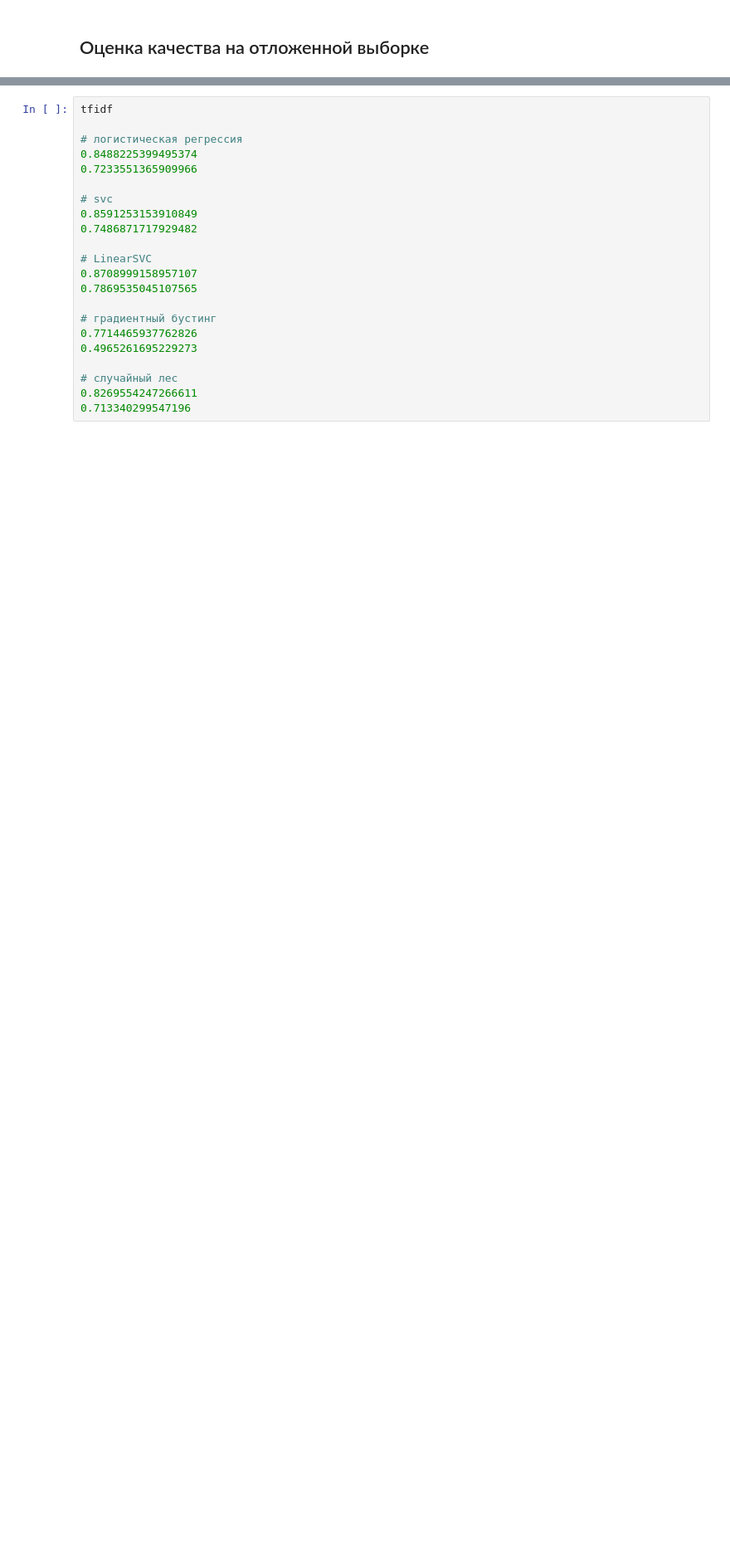
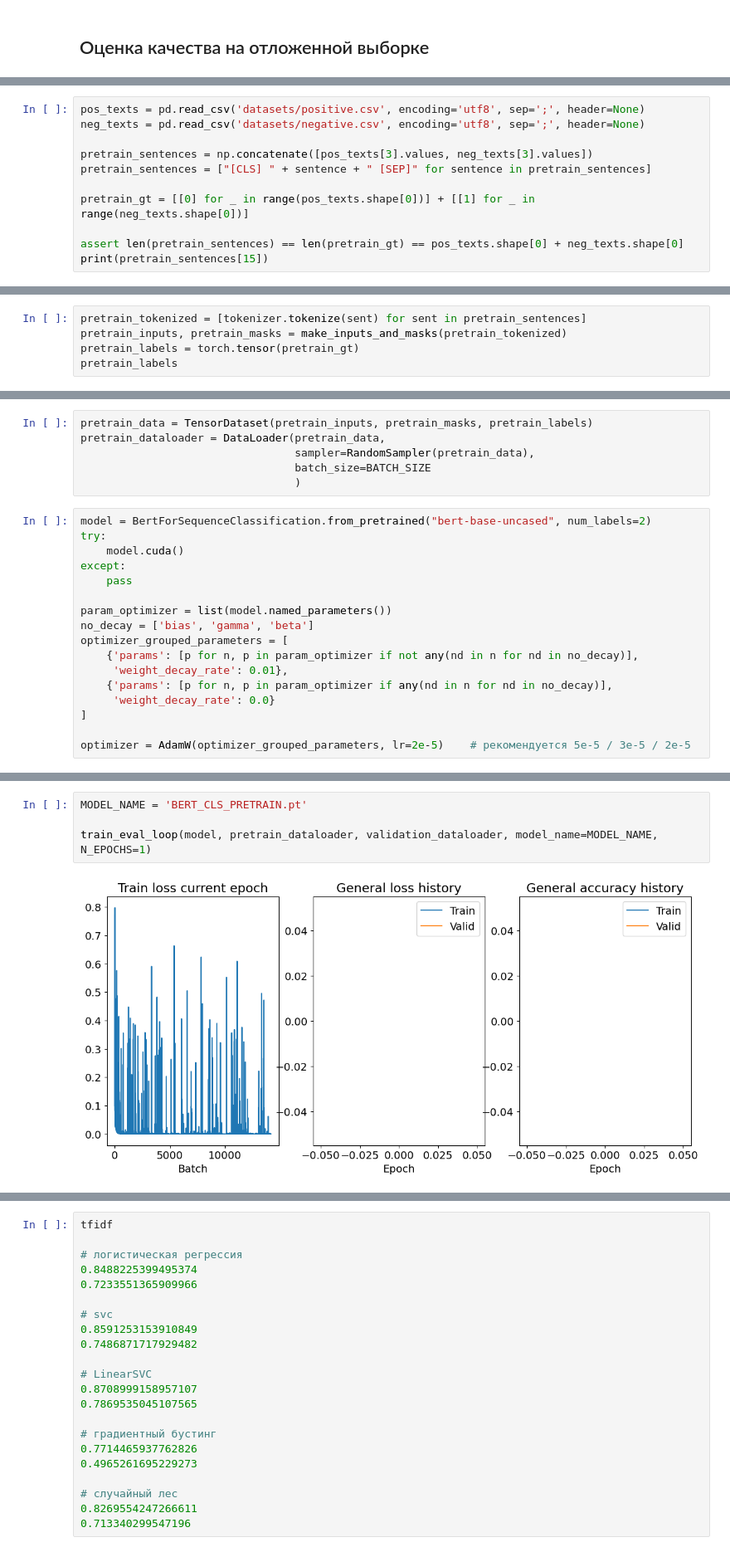
Before and after one commit to Denis-R-V/Toxic_comments, a Jupyter notebook: toxic_comments.ipynb, the cells around one changed output, grey strips where cells are left out. Shown: that part at 83% size. Drawn from its saved outputs; the diff is of its cells as text; blank space fills up the shorter version.

Commit message:
Update pretrain

```diff
--- a/toxic_comments.ipynb
+++ b/toxic_comments.ipynb
@@ -518,0 +418,11 @@ print('Процент правильных предсказаний на отл
+# %%
+pos_texts = pd.read_csv('datasets/positive.csv', encoding='utf8', sep=';', header=None)
+neg_texts = pd.read_csv('datasets/negative.csv', encoding='utf8', sep=';', header=None)
+
+pretrain_sentences = np.concatenate([pos_texts[3].values, neg_texts[3].values])
+pretrain_sentences = ["[CLS] " + sentence + " [SEP]" for sentence in pretrain_sentences]
+
+pretrain_gt = [[0] for _ in range(pos_texts.shape[0])] + [[1] for _ in range(neg_texts.shape[0])]
+
+assert len(pretrain_sentences) == len(pretrain_gt) == pos_texts.shape[0] + neg_texts.shape[0]
+print(pretrain_sentences[15])
@@ -518,0 +431,5 @@ print('Процент правильных предсказаний на отл
+# %%
+pretrain_tokenized = [tokenizer.tokenize(sent) for sent in pretrain_sentences]
+pretrain_inputs, pretrain_masks = make_inputs_and_masks(pretrain_tokenized)
+pretrain_labels = torch.tensor(pretrain_gt)
+pretrain_labels
@@ -518,0 +444,23 @@ print('Процент правильных предсказаний на отл
+# %%
+pretrain_data = TensorDataset(pretrain_inputs, pretrain_masks, pretrain_labels)
+pretrain_dataloader = DataLoader(pretrain_data,
+                                 sampler=RandomSampler(pretrain_data),
+                                 batch_size=BATCH_SIZE
+                                 )
+# %%
+model = BertForSequenceClassification.from_pretrained("bert-base-uncased", num_labels=2)
+try:
+    model.cuda()
+except:
+    pass
+
+param_optimizer = list(model.named_parameters())
+no_decay = ['bias', 'gamma', 'beta']
+optimizer_grouped_parameters = [
+    {'params': [p for n, p in param_optimizer if not any(nd in n for nd in no_decay)],
+     'weight_decay_rate': 0.01},
+    {'params': [p for n, p in param_optimizer if any(nd in n for nd in no_decay)],
+     'weight_decay_rate': 0.0}
+]
+
+optimizer = AdamW(optimizer_grouped_parameters, lr=2e-5)    # рекомендуется 5e-5 / 3e-5 / 2e-5
@@ -518,0 +472,6 @@ print('Процент правильных предсказаний на отл
+# %%
+MODEL_NAME = 'BERT_CLS_PRETRAIN.pt'
+
+train_eval_loop(model, pretrain_dataloader, validation_dataloader, model_name=MODEL_NAME, N_EPOCHS=1)
+# %% [output]
+[figure, added]
```
Also changed, not shown: parts of 45 cells of this notebook, 1 other file.
